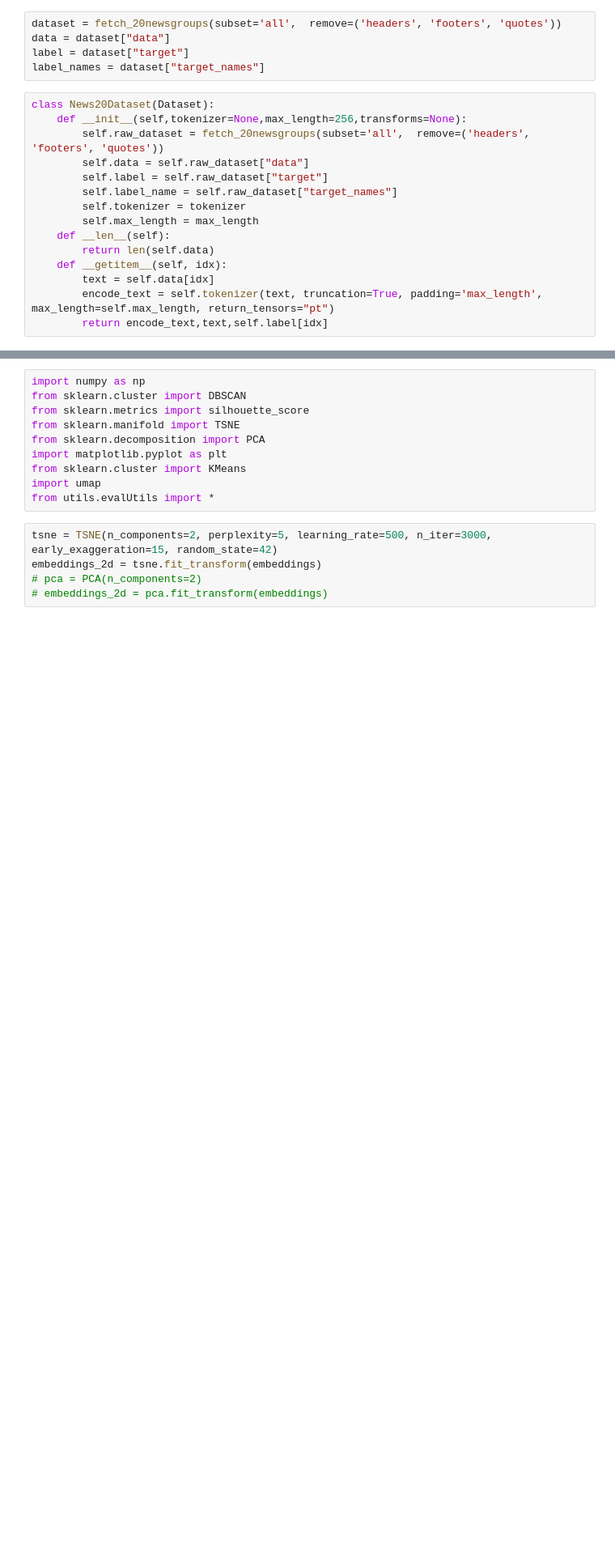
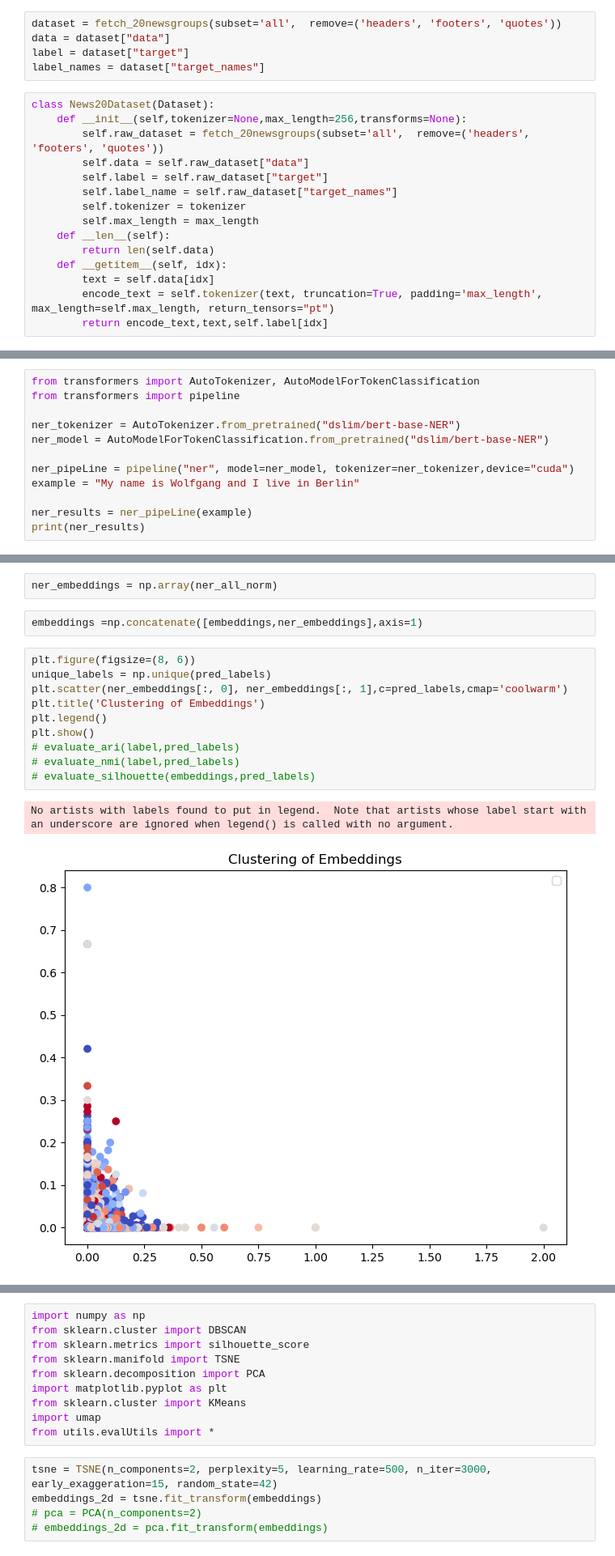
Before and after one commit to hyf3513OneGO/CS5344-Unsupervised-Text-Cluster, a Jupyter notebook: Cluster.ipynb, the cells around one changed output, grey strips where cells are left out. Shown at 81% size. Cells and saved outputs as stored; diff of their text form; blank space fills up the shorter version.

```diff
--- a/Cluster.ipynb
+++ b/Cluster.ipynb
@@ -29,0 +36,12 @@ embeddings = np.load('embeddings/jina-embeddings-v2-small-en.npy')
+# %%
+from transformers import AutoTokenizer, AutoModelForTokenClassification
+from transformers import pipeline
+
+ner_tokenizer = AutoTokenizer.from_pretrained("dslim/bert-base-NER")
+ner_model = AutoModelForTokenClassification.from_pretrained("dslim/bert-base-NER")
+
+ner_pipeLine = pipeline("ner", model=ner_model, tokenizer=ner_tokenizer,device="cuda")
+example = "My name is Wolfgang and I live in Berlin"
+
+ner_results = ner_pipeLine(example)
+print(ner_results)
@@ -29,0 +97,17 @@ embeddings = np.load('embeddings/jina-embeddings-v2-small-en.npy')
+# %%
+ner_embeddings = np.array(ner_all_norm)
+# %%
+embeddings =np.concatenate([embeddings,ner_embeddings],axis=1)
+# %%
+plt.figure(figsize=(8, 6))
+unique_labels = np.unique(pred_labels)
+plt.scatter(ner_embeddings[:, 0], ner_embeddings[:, 1],c=pred_labels,cmap='coolwarm')
+plt.title('Clustering of Embeddings')
+plt.legend()
+plt.show()
+# evaluate_ari(label,pred_labels)
+# evaluate_nmi(label,pred_labels)
+# evaluate_silhouette(embeddings,pred_labels)
+# %% [output]
+No artists with labels found to put in legend.  Note that artists whose label start with an underscore are ignored when legend() is called with no argument.
+[figure, added]
```
Also changed, not shown: parts of 12 cells of this notebook, 12 other files.
